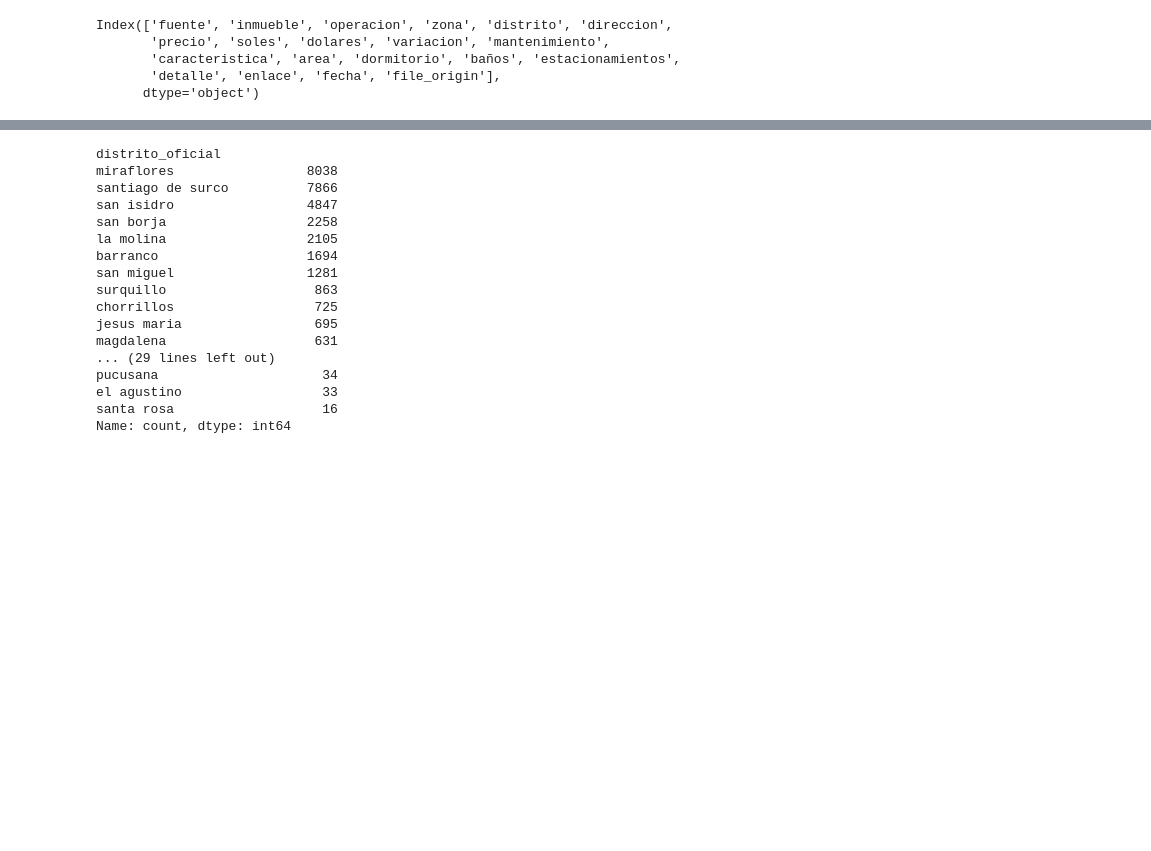
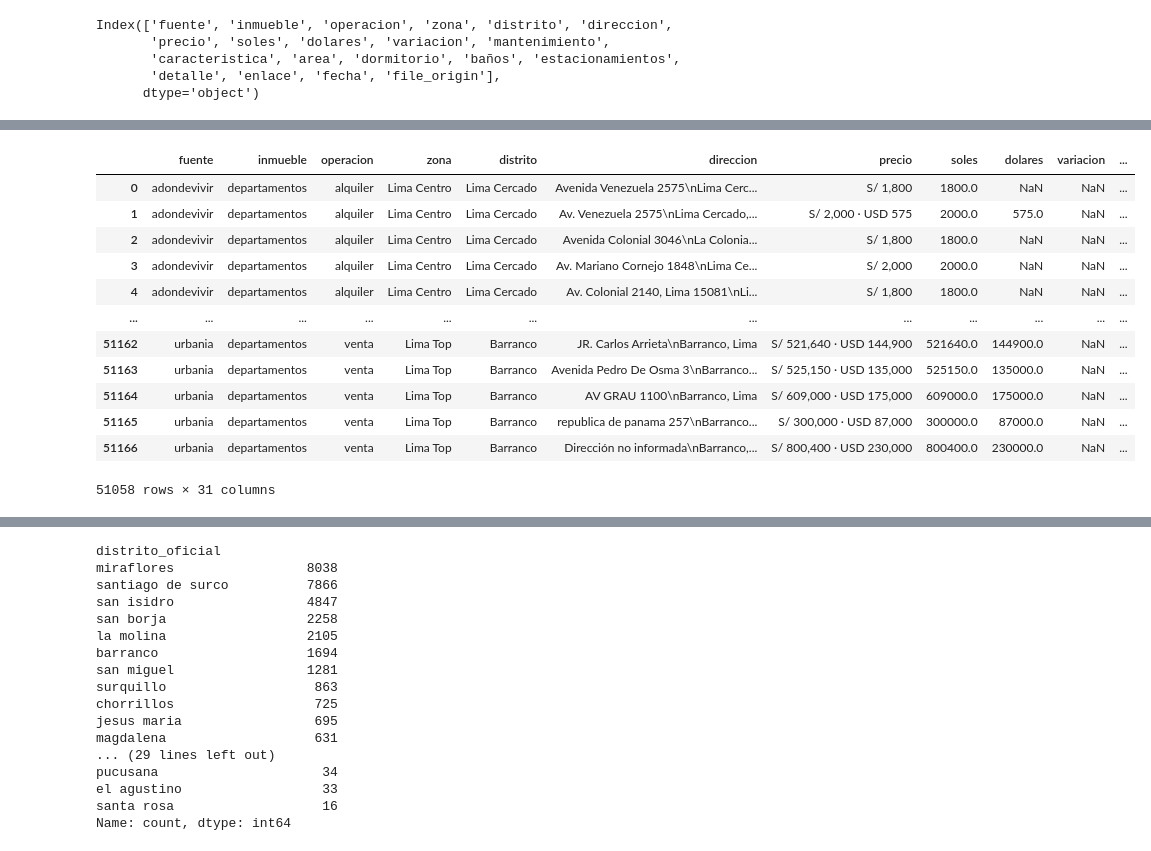
Before and after one commit to RH-007/Analisis_Vivienda, a Jupyter notebook: analysis/vivienda_process.ipynb, the cells around one changed output, grey strips where cells are left out. Cells and saved outputs as stored; diff of their text form; code cells hidden in the pictures; blank space fills up the shorter version.

```diff
--- a/analysis/vivienda_process.ipynb
+++ b/analysis/vivienda_process.ipynb
@@ -107,9 +106,9 @@ s = (raw_all_nd["distrito"]
         .str.strip()
         .str.replace(r"\s+", " ", regex=True))
 
-raw_all_nd["distrito_2"] = s.replace(valores)   # crea la nueva columna
+raw_all_nd["distrito2"] = s.replace(valores)   # crea la nueva columna
 
-raw_all_nd["distrito_norm"] = raw_all_nd["distrito_2"].str.lower().str.strip()
+raw_all_nd["distrito_norm"] = raw_all_nd["distrito2"].str.lower().str.strip()
 raw_all_nd["direccion_norm"] = raw_all_nd["direccion"].str.lower().str.strip()
 
 raw_all_nd["distrito_en_direccion"] = raw_all_nd.apply(
@@ -188,8 +199,8 @@ def strip_accents(s):
         return s
     return ''.join(ch for ch in unicodedata.normalize("NFD", s) if unicodedata.category(ch) != "Mn")
 
-df_arreglar["dir_norm"]  = df_arreglar["direccion"].astype(str).str.lower().str.replace(r"\s+", " ", regex=True).map(strip_accents)
-df_arreglar["dist_norm"] = df_arreglar["distrito_2"].astype(str).str.lower().str.replace(r"\s+", " ", regex=True).map(strip_accents)
+raw_all_nd["dir_norm"]  = raw_all_nd["direccion"].astype(str).str.lower().str.replace(r"\s+", " ", regex=True).map(strip_accents)
+raw_all_nd["dist_norm"] = raw_all_nd["distrito_2"].astype(str).str.lower().str.replace(r"\s+", " ", regex=True).map(strip_accents)
 
 # precompila patrones regex alias → canónico
 patterns = []
@@ -208,5 +219,5 @@ def candidates_from_address(addr_norm: str):
     # quitar duplicados preservando orden
     return  list(dict.fromkeys(hits))
 
-df_arreglar["dist_candidates"] = df_arreglar["dir_norm"].map(candidates_from_address)
-df_arreglar["distrito_candidato"] = df_arreglar["dist_candidates"].str.get(0)
+raw_all_nd["dist_candidates"] = raw_all_nd["dir_norm"].map(candidates_from_address)
+raw_all_nd["distrito_candidato"] = raw_all_nd["dist_candidates"].str.get(0)
@@ -221,0 +254,4 @@ Index(['fuente', 'inmueble', 'operacion', 'zona', 'distrito', 'direccion',
+# %%
+raw_all_nd["distrito_3"] = np.where(
+    raw_all_nd["distrito_en_direccion"]==False, raw_all_nd["distrito_candidato"], raw_all_nd["distrito_2"]
+)
@@ -255,0 +312,16 @@ data_vivienda["distrito_oficial"] = data_vivienda["distrito_2"].apply(normalizar
+# %%
+data_vivienda
+# %% [output]
+|  | fuente | inmueble | operacion | zona | distrito | direccion | precio | soles | dolares | variacion | ... |
+| 0 | adondevivir | departamentos | alquiler | Lima Centro | Lima Cercado | Avenida Venezuela 2575\nLima Cerc... | S/ 1,800 | 1800.0 | NaN | NaN | ... |
+| 1 | adondevivir | departamentos | alquiler | Lima Centro | Lima Cercado | Av. Venezuela 2575\nLima Cercado,... | S/ 2,000 · USD 575 | 2000.0 | 575.0 | NaN | ... |
+| 2 | adondevivir | departamentos | alquiler | Lima Centro | Lima Cercado | Avenida Colonial 3046\nLa Colonia... | S/ 1,800 | 1800.0 | NaN | NaN | ... |
+| 3 | adondevivir | departamentos | alquiler | Lima Centro | Lima Cercado | Av. Mariano Cornejo 1848\nLima Ce... | S/ 2,000 | 2000.0 | NaN | NaN | ... |
+| 4 | adondevivir | departamentos | alquiler | Lima Centro | Lima Cercado | Av. Colonial 2140, Lima 15081\nLi... | S/ 1,800 | 1800.0 | NaN | NaN | ... |
+| ... | ... | ... | ... | ... | ... | ... | ... | ... | ... | ... | ... |
+| 51162 | urbania | departamentos | venta | Lima Top | Barranco | JR. Carlos Arrieta\nBarranco, Lima | S/ 521,640 · USD 144,900 | 521640.0 | 144900.0 | NaN | ... |
+| 51163 | urbania | departamentos | venta | Lima Top | Barranco | Avenida Pedro De Osma 3\nBarranco... | S/ 525,150 · USD 135,000 | 525150.0 | 135000.0 | NaN | ... |
+| 51164 | urbania | departamentos | venta | Lima Top | Barranco | AV GRAU 1100\nBarranco, Lima | S/ 609,000 · USD 175,000 | 609000.0 | 175000.0 | NaN | ... |
+| 51165 | urbania | departamentos | venta | Lima Top | Barranco | republica de panama 257\nBarranco... | S/ 300,000 · USD 87,000 | 300000.0 | 87000.0 | NaN | ... |
+| 51166 | urbania | departamentos | venta | Lima Top | Barranco | Dirección no informada\nBarranco,... | S/ 800,400 · USD 230,000 | 800400.0 | 230000.0 | NaN | ... |
+51058 rows × 31 columns
```
Also changed, not shown: parts of 32 cells of this notebook, 2 other files.
